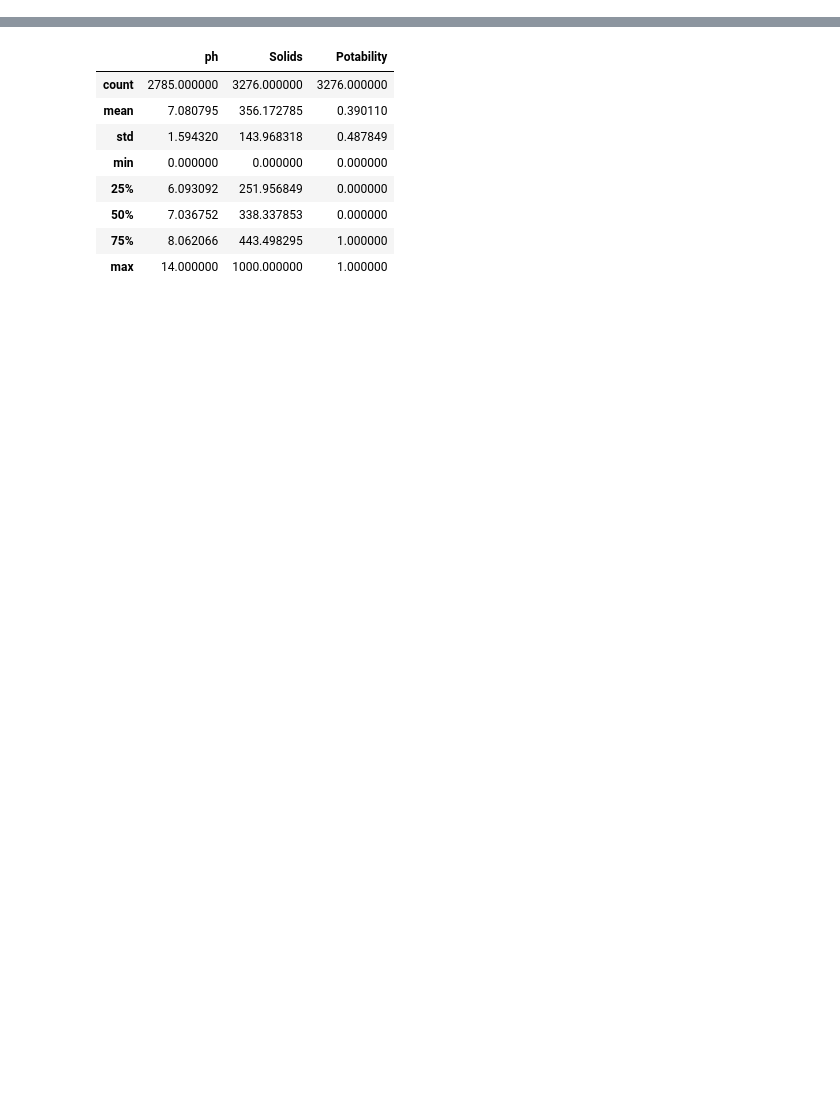
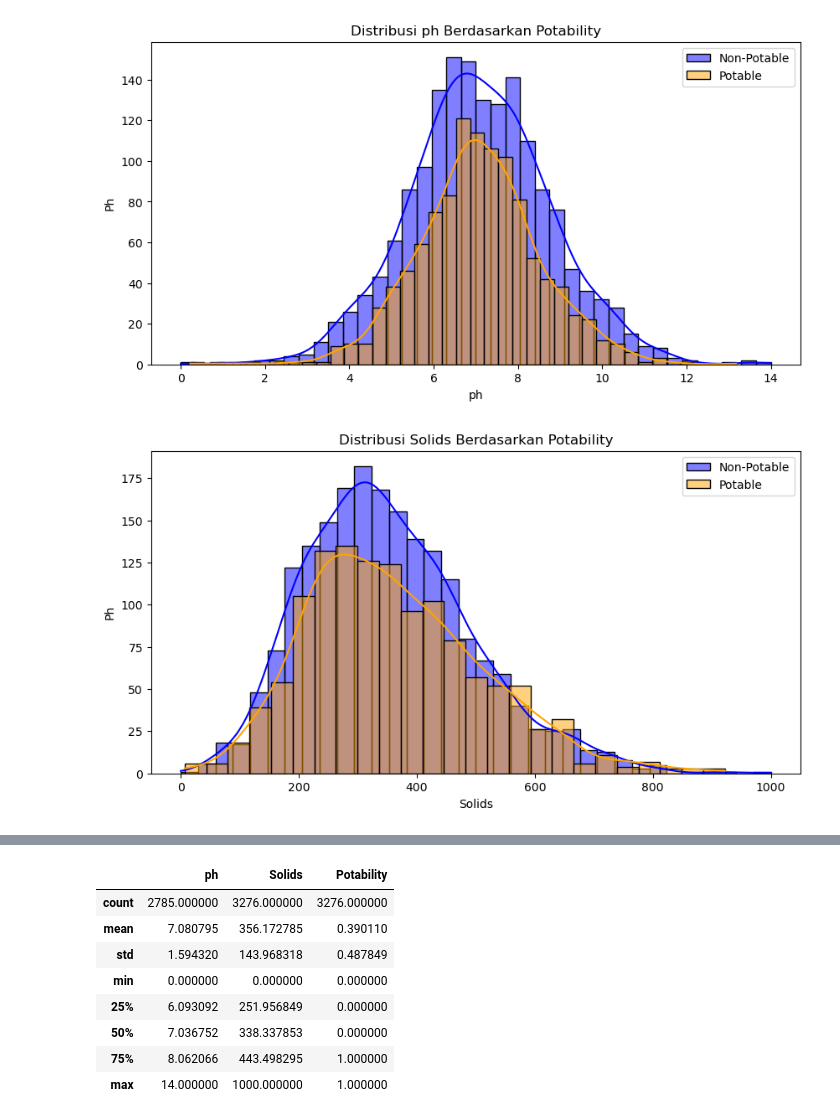
Before and after one commit to Lab-ICN/water-potability-ml-service, a Jupyter notebook: Infra/Example.ipynb, the cells around one changed output, grey strips where cells are left out. Saved outputs shown, nothing was run; the diff lists cells and outputs as text; code cells hidden in the pictures; blank space fills up the shorter version.

```diff
--- a/Infra/Example.ipynb
+++ b/Infra/Example.ipynb
@@ -94,0 +78,14 @@ See the caveats in the documentation: https://pandas.pydata.org/pandas-docs/stab
+# %%
+features = df.columns.drop('Potability')
+for feature in features:
+    plt.figure(figsize=(10, 5))
+    sns.histplot(df[df['Potability'] == 0][feature], kde=True, color="blue", label="Non-Potable")
+    sns.histplot(df[df['Potability'] == 1][feature], kde=True, color="orange", label="Potable")
+    plt.title(f'Distribusi {feature} Berdasarkan Potability')
+    plt.xlabel(feature)
+    plt.ylabel("Ph")
+    plt.legend()
+    plt.show()
+# %% [output]
+[figure, added]
+[figure, added]
```
Also changed, not shown: parts of 13 cells of this notebook, 3 other files.
